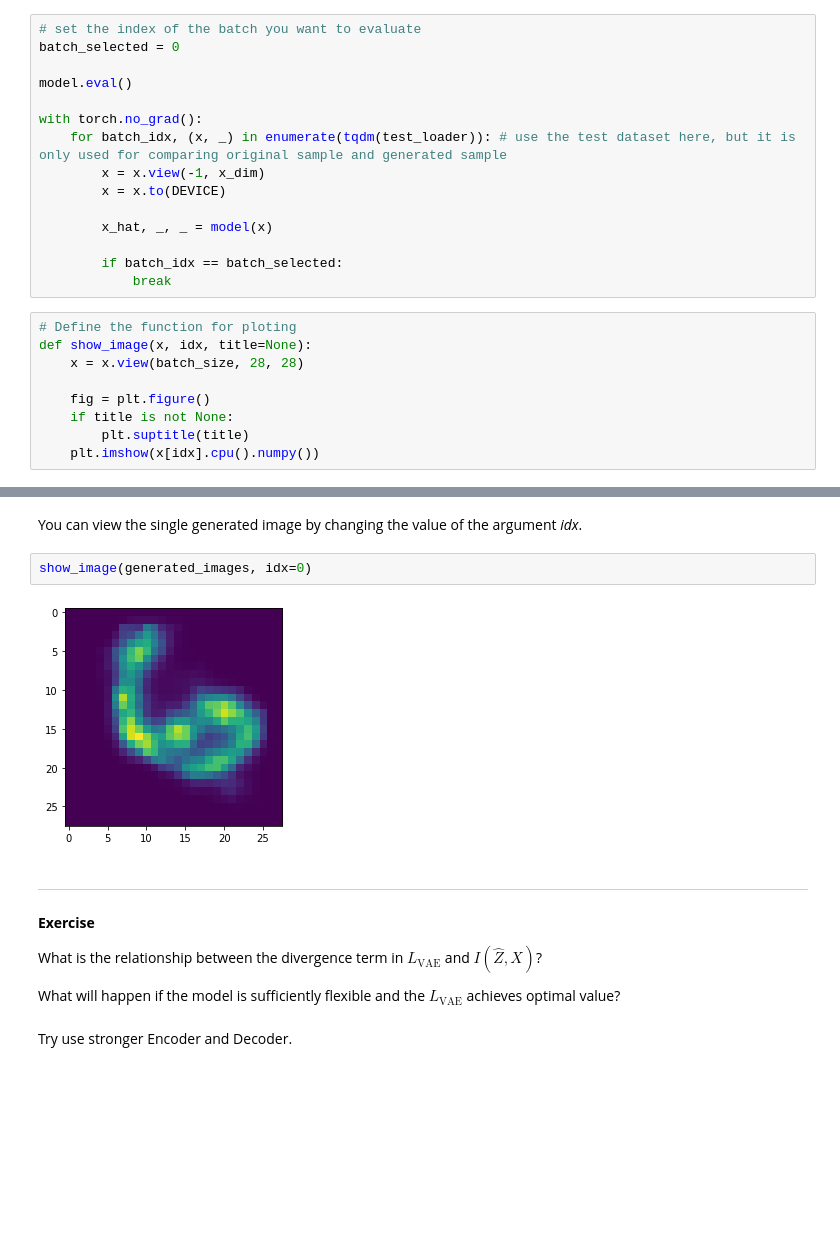
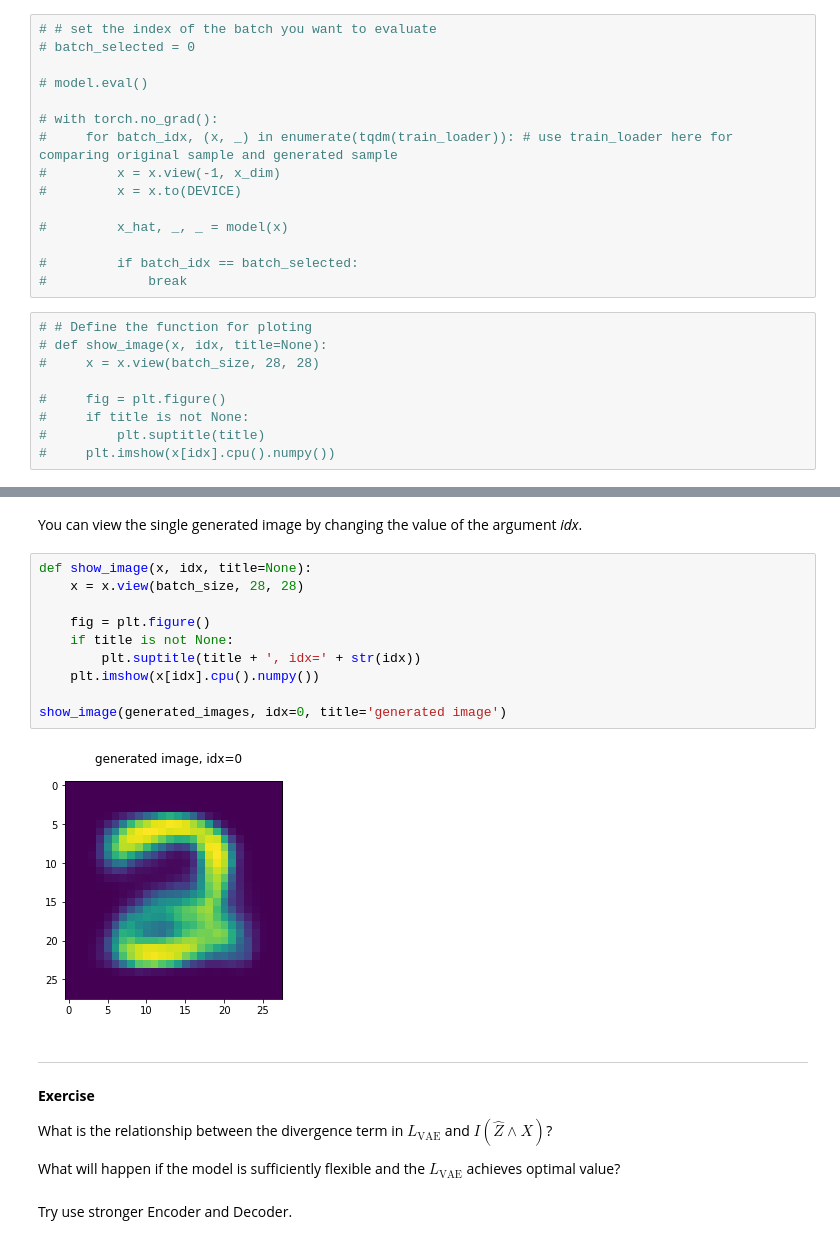
Before and after one commit to ccha23/miml, a Jupyter notebook: part2/VanillaVAE.ipynb, the cells around one changed output, grey strips where cells are left out. Saved outputs shown, nothing was run; the diff lists cells and outputs as text; blank space fills up the shorter version.

```diff
--- a/part2/VanillaVAE.ipynb
+++ b/part2/VanillaVAE.ipynb
@@ -369,29 +382,29 @@ plt.show()
 # %% [markdown]
 You can set the *batch_idx* value, which is the batch we want to evaluate. The evaluating process will stop at the selected batch.
 # %%
-# set the index of the batch you want to evaluate
-batch_selected = 0
+# # set the index of the batch you want to evaluate
+# batch_selected = 0
 
-model.eval()
+# model.eval()
 
-with torch.no_grad():
-    for batch_idx, (x, _) in enumerate(tqdm(test_loader)): # use the test dataset here, but it is only used for comparing original sample and generated sample
-        x = x.view(-1, x_dim)
-        x = x.to(DEVICE)
+# with torch.no_grad():
+#     for batch_idx, (x, _) in enumerate(tqdm(train_loader)): # use train_loader here for comparing original sample and generated sample
+#         x = x.view(-1, x_dim)
+#         x = x.to(DEVICE)
 
-        x_hat, _, _ = model(x)
+#         x_hat, _, _ = model(x)
 
-        if batch_idx == batch_selected:
-            break
+#         if batch_idx == batch_selected:
+#             break
 # %%
-# Define the function for ploting
-def show_image(x, idx, title=None):
-    x = x.view(batch_size, 28, 28)
+# # Define the function for ploting
+# def show_image(x, idx, title=None):
+#     x = x.view(batch_size, 28, 28)
 
-    fig = plt.figure()
-    if title is not None:
-        plt.suptitle(title)
-    plt.imshow(x[idx].cpu().numpy())
+#     fig = plt.figure()
+#     if title is not None:
+#         plt.suptitle(title)
+#     plt.imshow(x[idx].cpu().numpy())
 # %% [markdown]
 You can set the *idx_selected* value, which is the index of the sample in the above batch we want to evaluate.
 # %%
@@ -464,14 +476,22 @@ Image(filename =r"./generated_sample.png")
 # %% [markdown]
 You can view the single generated image by changing the value of the argument *idx*.
-# %%
-show_image(generated_images, idx=0)
-# %% [output]
-[figure, removed]
+# %%
+def show_image(x, idx, title=None):
+    x = x.view(batch_size, 28, 28)
+
+    fig = plt.figure()
+    if title is not None:
+        plt.suptitle(title + ', idx=' + str(idx))
+    plt.imshow(x[idx].cpu().numpy())
+
+show_image(generated_images, idx=0, title='generated image')
+# %% [output]
+[figure, added]
 # %% [markdown]
 ---
 **Exercise**
 
-What is the relationship between the divergence term in $L_{\text{VAE}}$ and $I(\hat{Z}, X)$?
+What is the relationship between the divergence term in $L_{\text{VAE}}$ and $I(\hat{Z} \wedge X)$?
 
 What will happen if the model is sufficiently flexible and the $L_{\text{VAE}}$ achieves optimal value?
 # %% [markdown]
```
Also changed, not shown: parts of 19 cells of this notebook.
